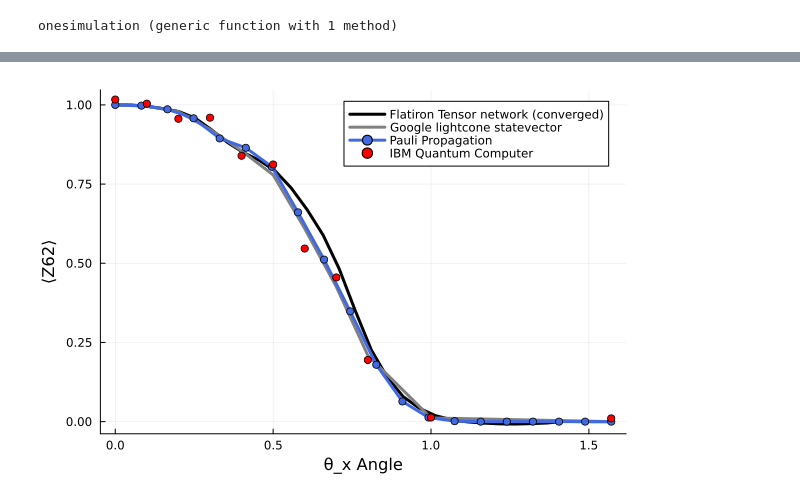
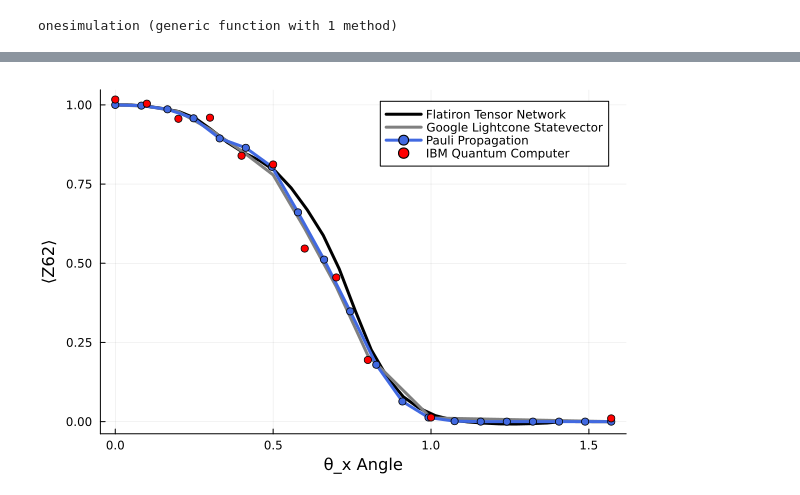
Before and after one commit to wrightjandrew/ImaginaryTimeEvolutionPauliPropagation, a Jupyter notebook: examples/utility_example.ipynb, the cells around one changed output, grey strips where cells are left out. Drawn from its saved outputs; the diff is of its cells as text; code cells hidden in the pictures.

```diff
--- a/examples/utility_example.ipynb
+++ b/examples/utility_example.ipynb
@@ -109,8 +109,8 @@ Total simulation time: 4.57685277 seconds
 # %%
 pl = plot(xlabel="θ_x Angle", ylabel="⟨Z62⟩")
-plot!(tn_angles, tn_vals, label="Flatiron Tensor network (converged)", color="black", linewidth=3)
-plot!(google_angles, google_vals, label="Google lightcone statevector", color="grey", linewidth=3)
+plot!(tn_angles, tn_vals, label="Flatiron Tensor Network", color="black", linewidth=3)
+plot!(google_angles, google_vals, label="Google Lightcone Statevector", color="grey", linewidth=3)
 plot!(x_angles, expectations, marker=:circle, label="Pauli Propagation", linewidth=3, color="royalblue")
 scatter!(IBM_angles, IBM_mitigated_vals, label="IBM Quantum Computer", color="Red", ms=4)
 # %% [output]
-[figure, old version]
+[figure, new version]
```
Also changed, not shown: parts of 2 cells of this notebook, 12 other files.
